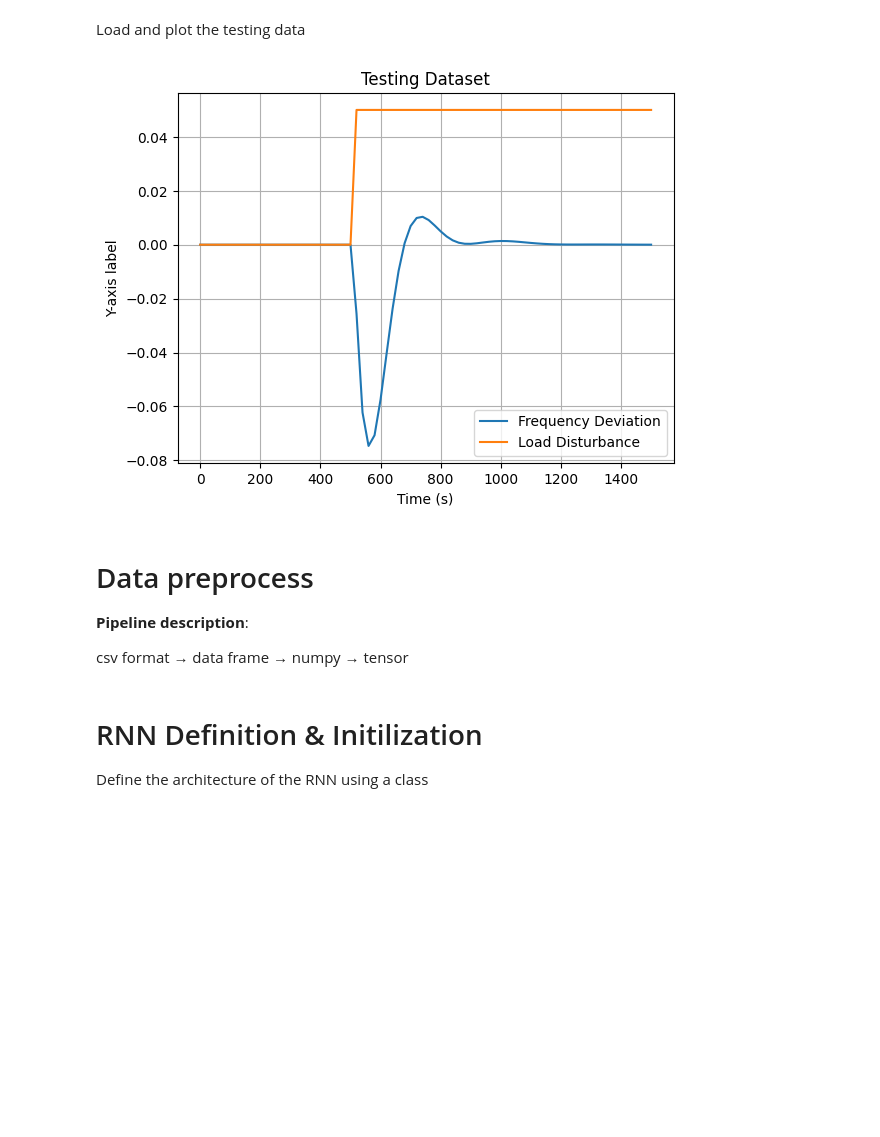
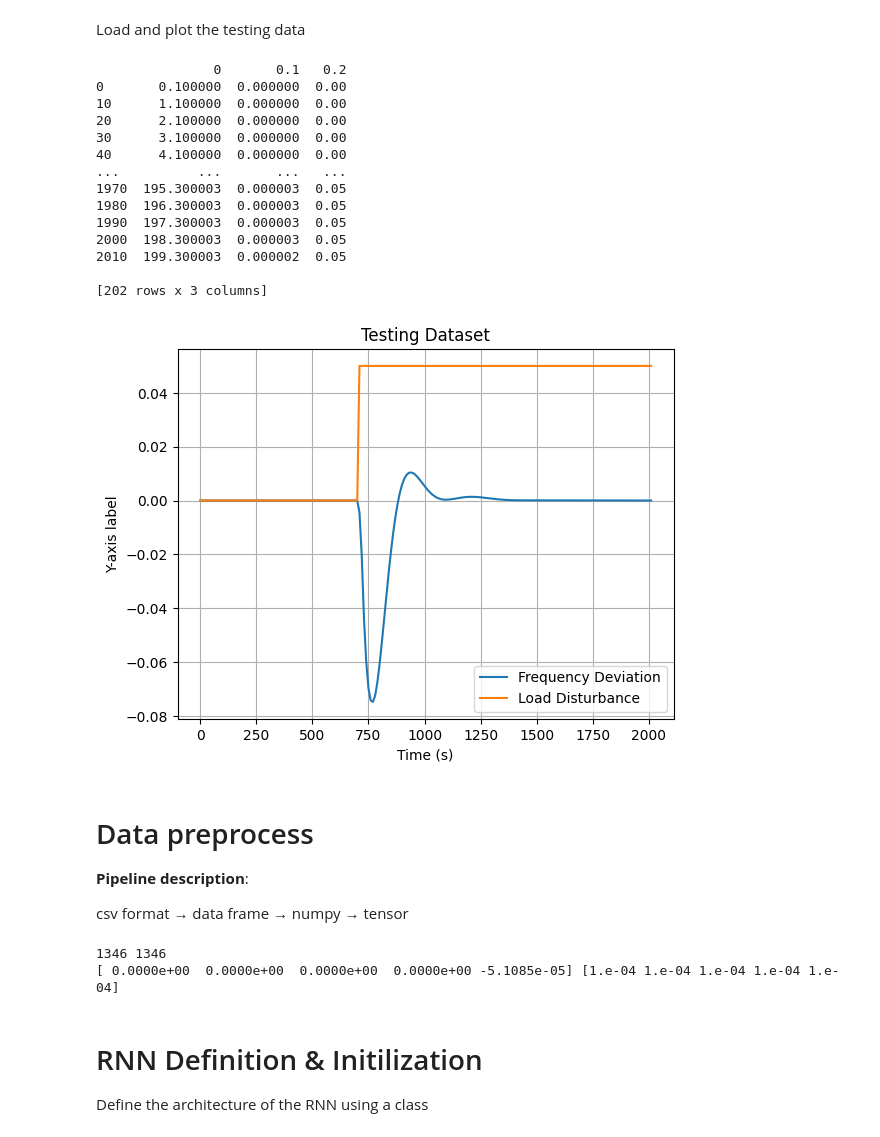
Before and after one commit to Siarzis/ai-tutor, a Jupyter notebook: lfc_disturbance_prediction_rnn.ipynb, the cells around one changed output. Cells and saved outputs as stored; diff of their text form; code cells hidden in the pictures; blank space fills up the shorter version.

```diff
--- a/lfc_disturbance_prediction_rnn.ipynb
+++ b/lfc_disturbance_prediction_rnn.ipynb
@@ -54,19 +54,35 @@ plt.show()
 Load and plot the testing data
 # %%
 test_dataset_df = pd.read_csv('test_dataset.csv', dtype=np.float32)
-test_dataset_df = test_dataset_df[test_dataset_df.index % 20 == 0]
+test_dataset_df = test_dataset_df[test_dataset_df.index % 10 == 0]
+print(test_dataset_df)
+
 
 plt.figure()
 plt.plot(test_dataset_df.iloc[:, 1], label='Frequency Deviation')
 plt.plot(test_dataset_df.iloc[:, 2], label='Load Disturbance')
 plt.xlabel('Time (s)')
 plt.ylabel('Y-axis label')
 plt.title('Testing Dataset')
 plt.legend()
 plt.grid(True)
 plt.show()
 # %% [output]
+               0       0.1   0.2
+0       0.100000  0.000000  0.00
+10      1.100000  0.000000  0.00
+20      2.100000  0.000000  0.00
+30      3.100000  0.000000  0.00
+40      4.100000  0.000000  0.00
+...          ...       ...   ...
+1970  195.300003  0.000003  0.05
+1980  196.300003  0.000003  0.05
+1990  197.300003  0.000003  0.05
+2000  198.300003  0.000003  0.05
+2010  199.300003  0.000002  0.05
+
+[202 rows x 3 columns]
-[figure, old version]
+[figure, new version]
 # %% [markdown]
 # Data preprocess
 
@@ -104,8 +120,8 @@ class CustomDataset(Dataset):
 # %%
 # for now, keep historical_window equal to prediction_window
 # if not equal, the consider padding method
-historical_window = 10
-prediction_window = 10
+historical_window = 5
+prediction_window = 5
 
 # training data preprocess
 
@@ -117,6 +133,9 @@ y_train = y_train[prediction_window:]
 
 X_train = windowed_array(X_train, historical_window)
 y_train = windowed_array(y_train, prediction_window)
+
+print(len(X_train), len(y_train))
+print(X_train[2], y_train[2])
 
 train_tensor = CustomDataset(X_train, y_train)
 train_loader = DataLoader(train_tensor, batch_size=64, shuffle=True)
@@ -134,6 +153,9 @@ y_test = windowed_array(y_test, prediction_window)
 
 test_tensor = CustomDataset(X_test, y_test)
 test_loader = DataLoader(test_tensor, batch_size=64, shuffle=True)
+# %% [output]
+1346 1346
+[ 0.0000e+00  0.0000e+00  0.0000e+00  0.0000e+00 -5.1085e-05] [1.e-04 1.e-04 1.e-04 1.e-04 1.e-04]
 # %% [markdown]
 # RNN Definition & Initilization
 
```
Also changed, not shown: parts of 7 cells of this notebook.
